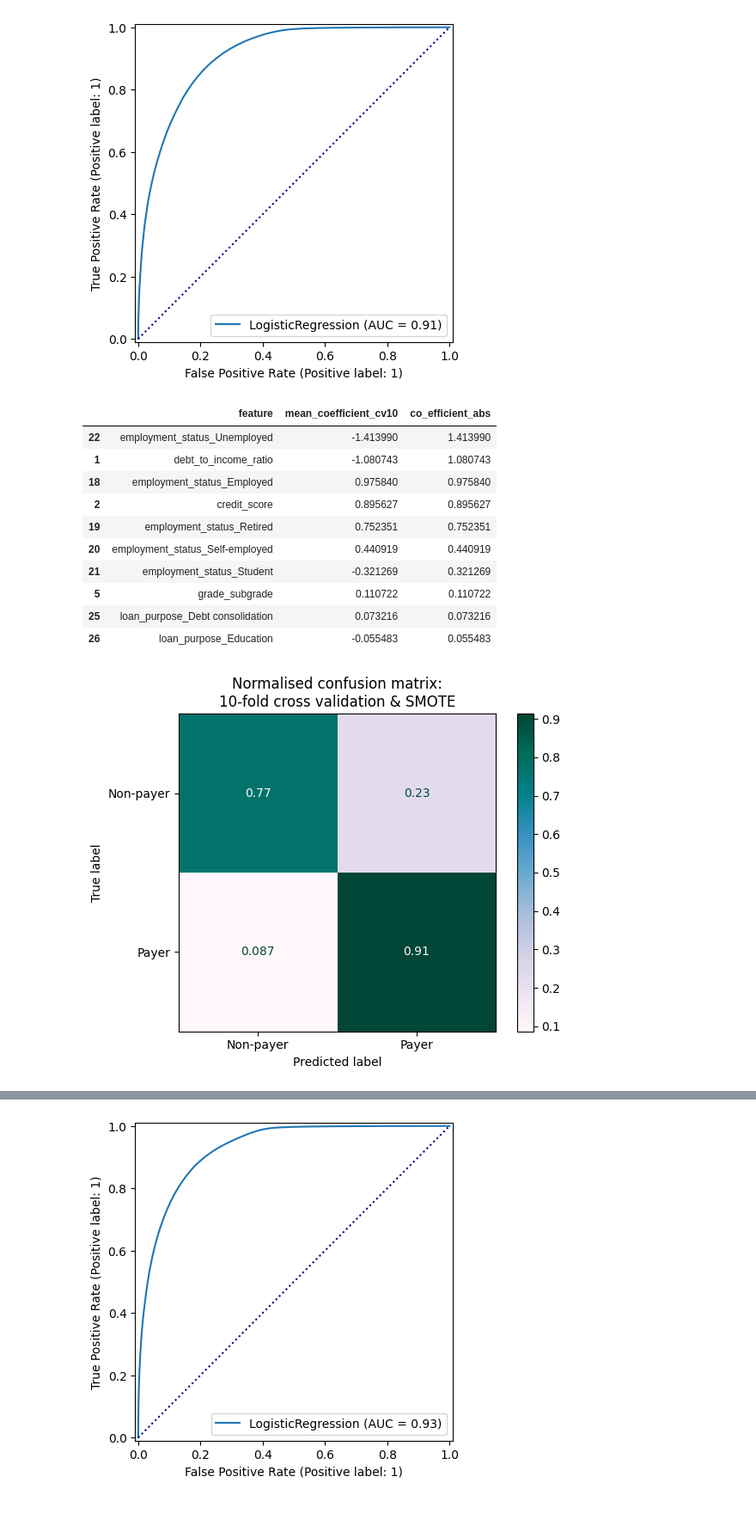
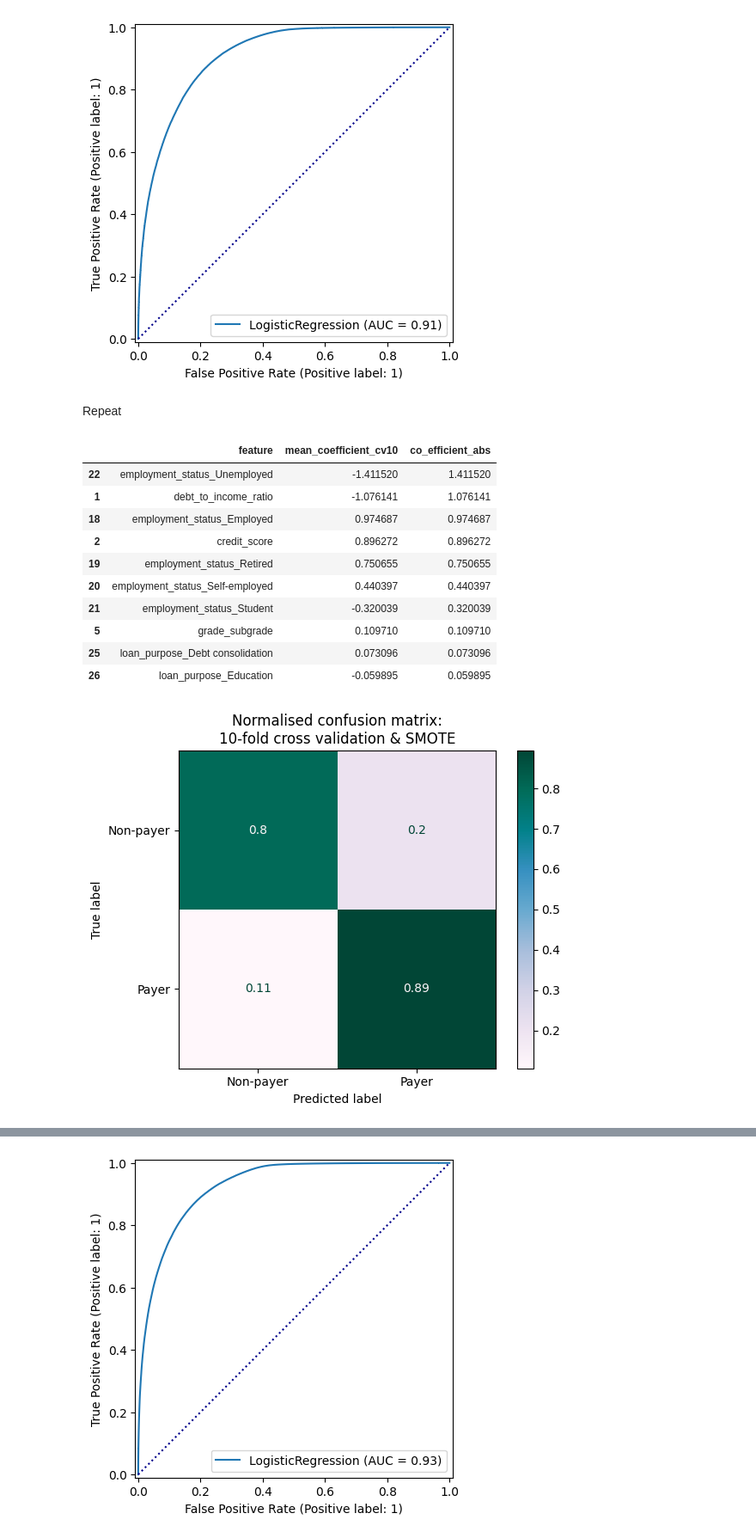
Before and after one commit to znogbes/kaggle-predicting-loan-payback, a Jupyter notebook: log-reg-ml.ipynb, the cells around one changed output, grey strips where cells are left out. Shown at 86% size. Saved outputs shown, nothing was run; the diff lists cells and outputs as text; code cells hidden in the pictures; blank space fills up the shorter version.

```diff
--- a/log-reg-ml.ipynb
+++ b/log-reg-ml.ipynb
@@ -264,6 +256,22 @@ y_train_augmented = data_training_augmented['loan_paid_back']
+# %% [markdown]
+Repeat
+# %%
+data_encoded_smote = pd.read_csv('./data/data_processed_after_smote.csv')
+data_augmented = data_encoded_smote.copy()
+data_augmented = data_augmented.drop(columns=['is_synthetic',
+                                        'nearest_neighbour_distance',
+                                        'nearest_neighbour_index_real_data'])
+# separate features and labels (outcome)
+X = data_augmented.drop('loan_paid_back', axis=1)
+y = data_augmented['loan_paid_back']
+# %%
+# data splits: training, validation, and testing
+# (80% for training/validation, 20% for testing)
+X_train, X_test, y_train, y_test = train_test_split(X, y, test_size=0.2,
+                                                    random_state=17)
 # %%
 # standardise data
-X_train_augmented_std, X_test_std = standardise_data(X_train_augmented, X_test)
+X_train_std, X_test_std = standardise_data(X_train, X_test)
 
 # choose model
 model = LogisticRegression()
@@ -271,7 +279,7 @@ model = LogisticRegression()
 # defaulted to stratified cross validation (cv) - i.e., percentage of sample
 # in each label is kept consistent as possible
 cv_results = cross_validate(
-    model, X_train_augmented_std, y_train_augmented,
+    model, X_train_std, y_train,
     # performance metrics to calculate
     scoring=['accuracy', 'precision', 'recall', 'f1'],
     n_jobs=-1,
@@ -301,26 +309,26 @@ co_eff_df.sort_values(by='co_efficient_abs', ascending=False, inplace=True)
 co_eff_df[0:10]
 # %% [output]
 |  | feature | mean_coefficient_cv10 | co_efficient_abs |
-| 22 | employment_status_Unemployed | -1.413990 | 1.413990 |
-| 1 | debt_to_income_ratio | -1.080743 | 1.080743 |
-| 18 | employment_status_Employed | 0.975840 | 0.975840 |
-| 2 | credit_score | 0.895627 | 0.895627 |
-| 19 | employment_status_Retired | 0.752351 | 0.752351 |
-| 20 | employment_status_Self-employed | 0.440919 | 0.440919 |
-| 21 | employment_status_Student | -0.321269 | 0.321269 |
-| 5 | grade_subgrade | 0.110722 | 0.110722 |
-| 25 | loan_purpose_Debt consolidation | 0.073216 | 0.073216 |
-| 26 | loan_purpose_Education | -0.055483 | 0.055483 |
+| 22 | employment_status_Unemployed | -1.411520 | 1.411520 |
+| 1 | debt_to_income_ratio | -1.076141 | 1.076141 |
+| 18 | employment_status_Employed | 0.974687 | 0.974687 |
+| 2 | credit_score | 0.896272 | 0.896272 |
+| 19 | employment_status_Retired | 0.750655 | 0.750655 |
+| 20 | employment_status_Self-employed | 0.440397 | 0.440397 |
+| 21 | employment_status_Student | -0.320039 | 0.320039 |
+| 5 | grade_subgrade | 0.109710 | 0.109710 |
+| 25 | loan_purpose_Debt consolidation | 0.073096 | 0.073096 |
+| 26 | loan_purpose_Education | -0.059895 | 0.059895 |
 # %%
-ConfusionMatrixDisplay.from_estimator(model, X_train_augmented_std, y_train_augmented,
+ConfusionMatrixDisplay.from_estimator(model, X_train_std, y_train,
                                       display_labels=['Non-payer','Payer'],
                                       cmap='PuBuGn',
                                       normalize='true'
                                       )
 plt.title('Normalised confusion matrix:\n10-fold cross validation & SMOTE')
 plt.show()
 # %% [output]
-[figure, old version]
+[figure, new version]
 # %%
 # plot distribution of performance metrics shown in classification report
 performance_metrics = pd.DataFrame(cv_results).drop(
```
Also changed, not shown: parts of 3 cells of this notebook, 2 other files.
